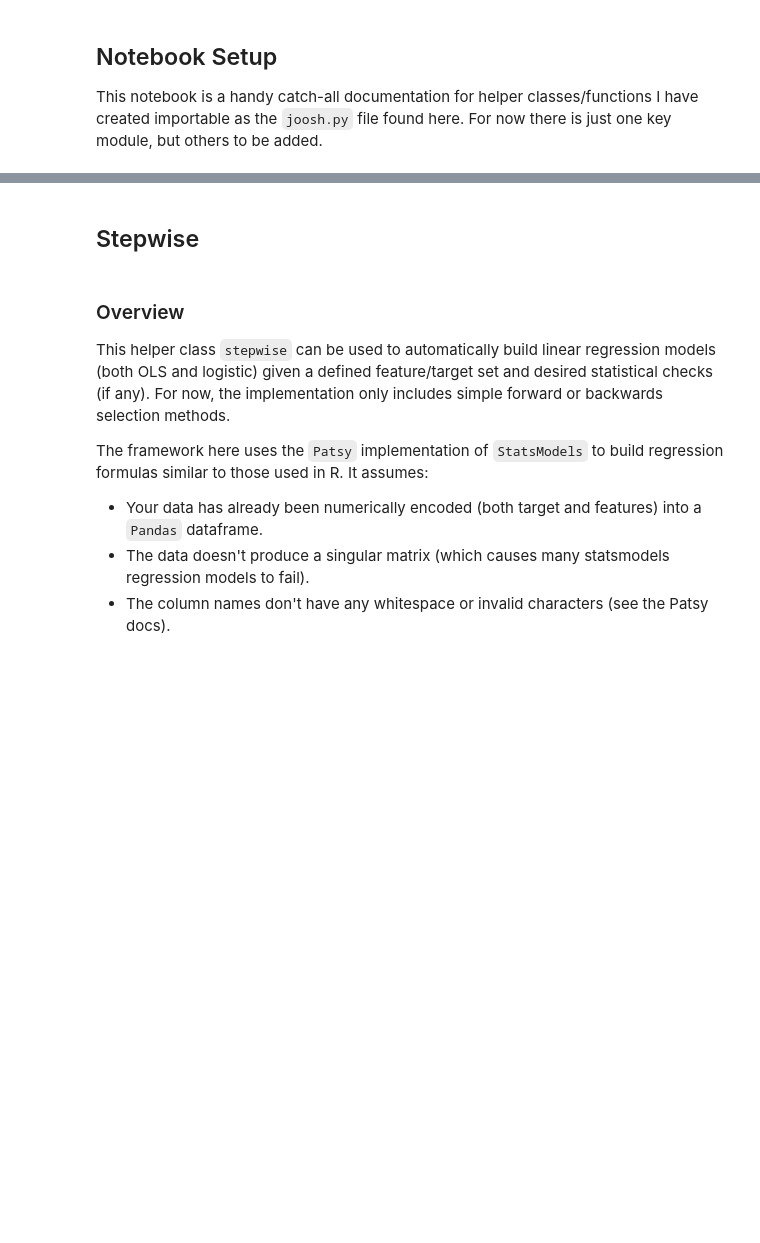
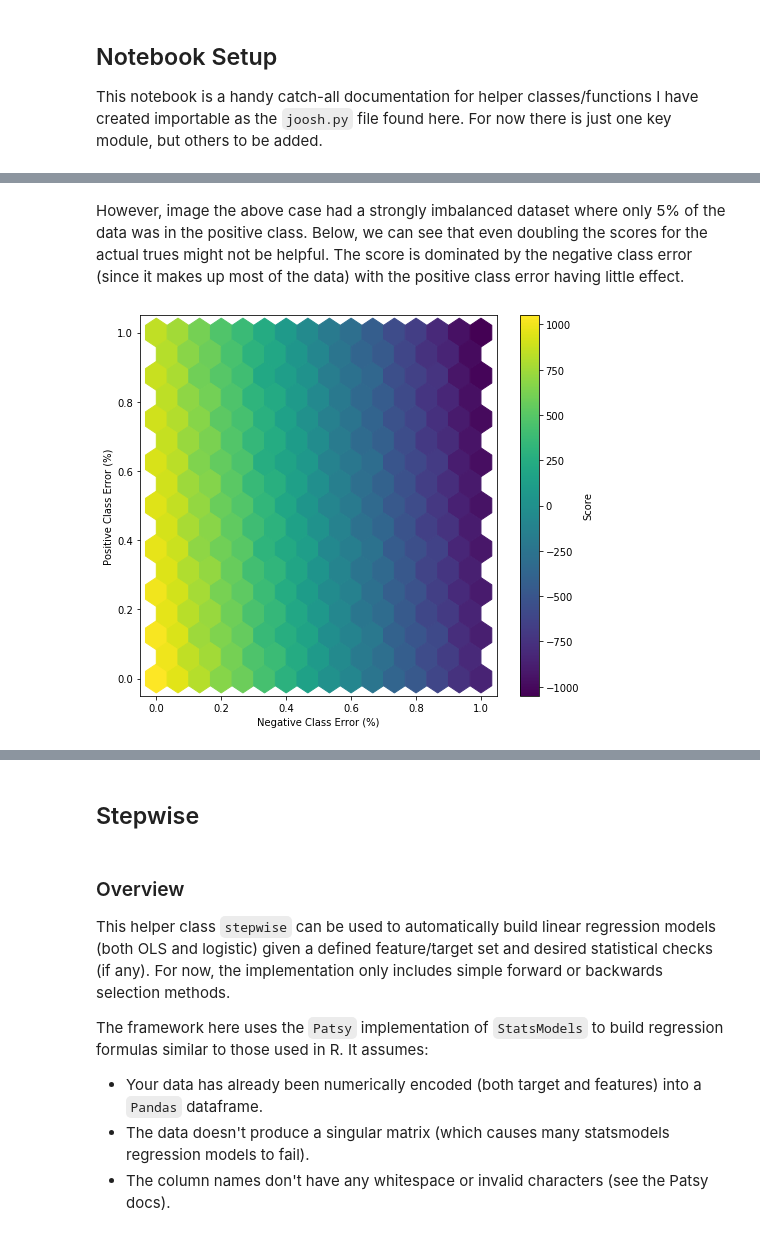
Before and after one commit to Joshkking/joosh, a Jupyter notebook: Joosh Documentation.ipynb, the cells around one changed output, grey strips where cells are left out. Drawn from its saved outputs; the diff is of its cells as text; code cells hidden in the pictures; blank space fills up the shorter version.

```diff
--- a/Joosh Documentation.ipynb
+++ b/Joosh Documentation.ipynb
@@ -11,0 +49,6 @@ pd.set_option('display.max_colwidth', None)
+# %% [markdown]
+However, image the above case had a strongly imbalanced dataset where only 5% of the data was in the positive class. Below, we can see that even doubling the scores for the actual trues might not be helpful. The score is dominated by the negative class error (since it makes up most of the data) with the positive class error having little effect.
+# %%
+cm_sim(n=1000, propt=0.05, wtp=2, wtn=1, wfp=-1, wfn=-2)
+# %% [output]
+[figure, added]
```
Also changed, not shown: parts of 11 cells of this notebook, 1 other file.
